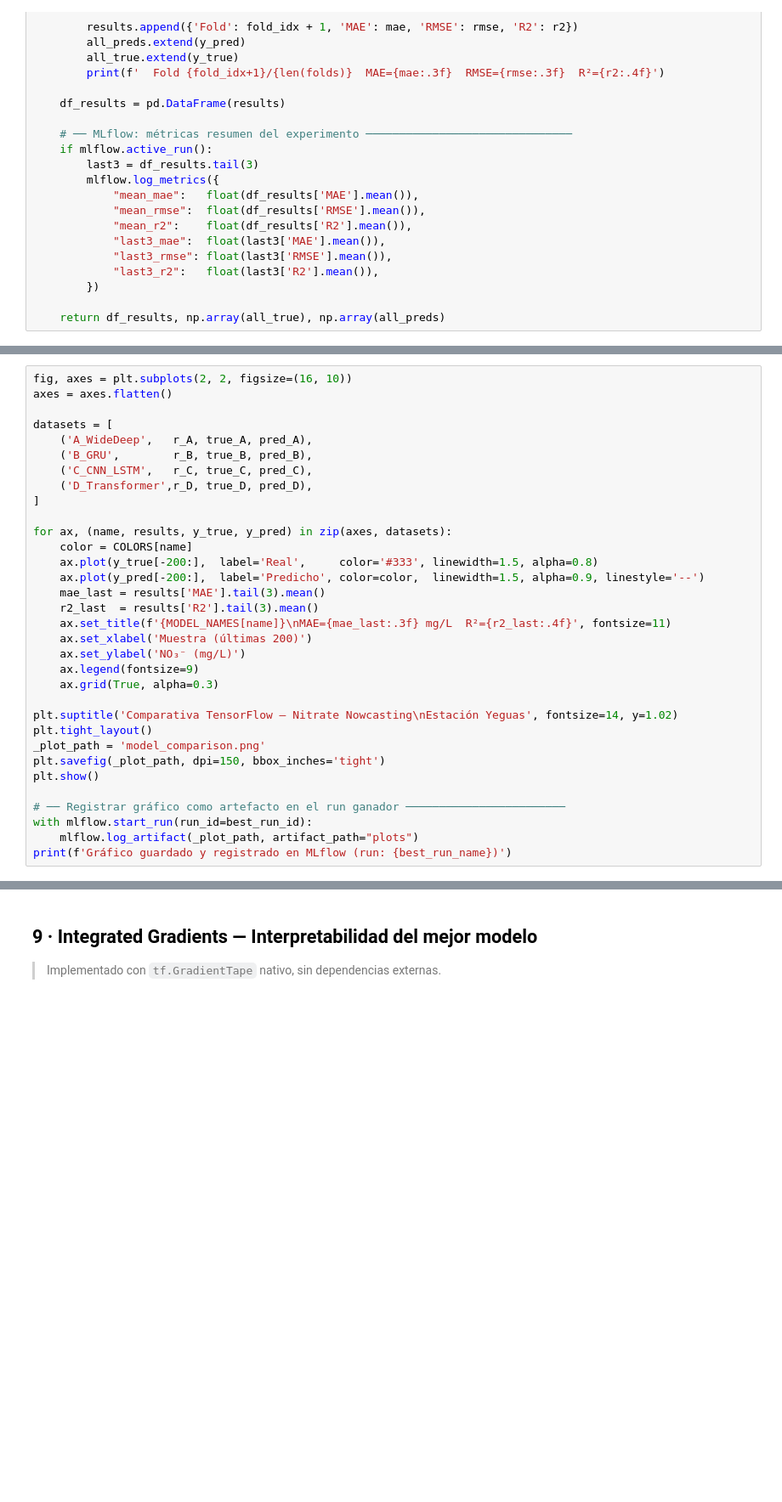
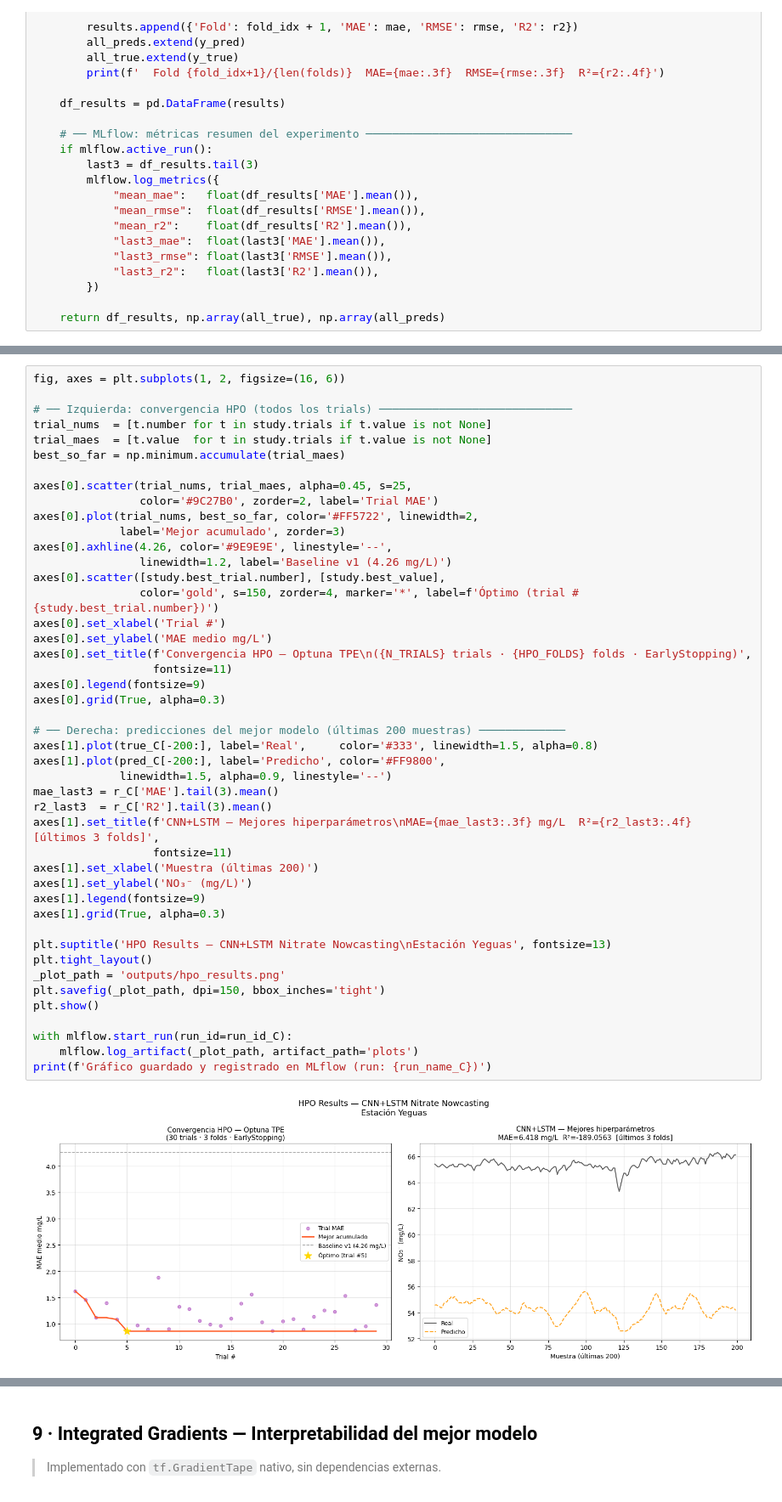
Before and after one commit to ertis-research/bentloy, a Jupyter notebook: tf_experiments.ipynb, the cells around one changed output, grey strips where cells are left out. Shown at 85% size. Saved outputs shown, nothing was run; the diff lists cells and outputs as text; blank space fills up the shorter version.

Commit message:
feat: C_CNN_LSTM find_tunning

```diff
--- a/tf_experiments.ipynb
+++ b/tf_experiments.ipynb
@@ -518,33 +860,47 @@ print(f'\n   mlflow ui → http://127.0.0.1:5000  (pestaña Experiments → {MLF
 # %%
-fig, axes = plt.subplots(2, 2, figsize=(16, 10))
-axes = axes.flatten()
+fig, axes = plt.subplots(1, 2, figsize=(16, 6))
 
-datasets = [
-    ('A_WideDeep',   r_A, true_A, pred_A),
-    ('B_GRU',        r_B, true_B, pred_B),
-    ('C_CNN_LSTM',   r_C, true_C, pred_C),
-    ('D_Transformer',r_D, true_D, pred_D),
-]
+# ── Izquierda: convergencia HPO (todos los trials) ─────────────────────────────
+trial_nums  = [t.number for t in study.trials if t.value is not None]
+trial_maes  = [t.value  for t in study.trials if t.value is not None]
+best_so_far = np.minimum.accumulate(trial_maes)
 
-for ax, (name, results, y_true, y_pred) in zip(axes, datasets):
-    color = COLORS[name]
-    ax.plot(y_true[-200:],  label='Real',     color='#333', linewidth=1.5, alpha=0.8)
-    ax.plot(y_pred[-200:],  label='Predicho', color=color,  linewidth=1.5, alpha=0.9, linestyle='--')
-    mae_last = results['MAE'].tail(3).mean()
-    r2_last  = results['R2'].tail(3).mean()
-    ax.set_title(f'{MODEL_NAMES[name]}\nMAE={mae_last:.3f} mg/L  R²={r2_last:.4f}', fontsize=11)
-    ax.set_xlabel('Muestra (últimas 200)')
-    ax.set_ylabel('NO₃⁻ (mg/L)')
-    ax.legend(fontsize=9)
-    ax.grid(True, alpha=0.3)
+axes[0].scatter(trial_nums, trial_maes, alpha=0.45, s=25,
+                color='#9C27B0', zorder=2, label='Trial MAE')
+axes[0].plot(trial_nums, best_so_far, color='#FF5722', linewidth=2,
+             label='Mejor acumulado', zorder=3)
+axes[0].axhline(4.26, color='#9E9E9E', linestyle='--',
+                linewidth=1.2, label='Baseline v1 (4.26 mg/L)')
+axes[0].scatter([study.best_trial.number], [study.best_value],
+                color='gold', s=150, zorder=4, marker='*', label=f'Óptimo (trial #{study.best_trial.number})')
+axes[0].set_xlabel('Trial #')
+axes[0].set_ylabel('MAE medio mg/L')
+axes[0].set_title(f'Convergencia HPO — Optuna TPE\n({N_TRIALS} trials · {HPO_FOLDS} folds · EarlyStopping)',
+                  fontsize=11)
+axes[0].legend(fontsize=9)
+axes[0].grid(True, alpha=0.3)
 
-plt.suptitle('Comparativa TensorFlow — Nitrate Nowcasting\nEstación Yeguas', fontsize=14, y=1.02)
+# ── Derecha: predicciones del mejor modelo (últimas 200 muestras) ─────────────
+axes[1].plot(true_C[-200:], label='Real',     color='#333', linewidth=1.5, alpha=0.8)
+axes[1].plot(pred_C[-200:], label='Predicho', color='#FF9800',
+             linewidth=1.5, alpha=0.9, linestyle='--')
+mae_last3 = r_C['MAE'].tail(3).mean()
+r2_last3  = r_C['R2'].tail(3).mean()
+axes[1].set_title(f'CNN+LSTM — Mejores hiperparámetros\nMAE={mae_last3:.3f} mg/L  R²={r2_last3:.4f}  [últimos 3 folds]',
+                  fontsize=11)
+axes[1].set_xlabel('Muestra (últimas 200)')
+axes[1].set_ylabel('NO₃⁻ (mg/L)')
+axes[1].legend(fontsize=9)
+axes[1].grid(True, alpha=0.3)
+
+plt.suptitle('HPO Results — CNN+LSTM Nitrate Nowcasting\nEstación Yeguas', fontsize=13)
 plt.tight_layout()
-_plot_path = 'model_comparison.png'
+_plot_path = 'outputs/hpo_results.png'
 plt.savefig(_plot_path, dpi=150, bbox_inches='tight')
 plt.show()
 
-# ── Registrar gráfico como artefacto en el run ganador ────────────────────────
-with mlflow.start_run(run_id=best_run_id):
-    mlflow.log_artifact(_plot_path, artifact_path="plots")
-print(f'Gráfico guardado y registrado en MLflow (run: {best_run_name})')
+with mlflow.start_run(run_id=run_id_C):
+    mlflow.log_artifact(_plot_path, artifact_path='plots')
+print(f'Gráfico guardado y registrado en MLflow (run: {run_name_C})')
+# %% [output]
+[figure, added]
```
Also changed, not shown: parts of 23 cells of this notebook, 14 other files.
